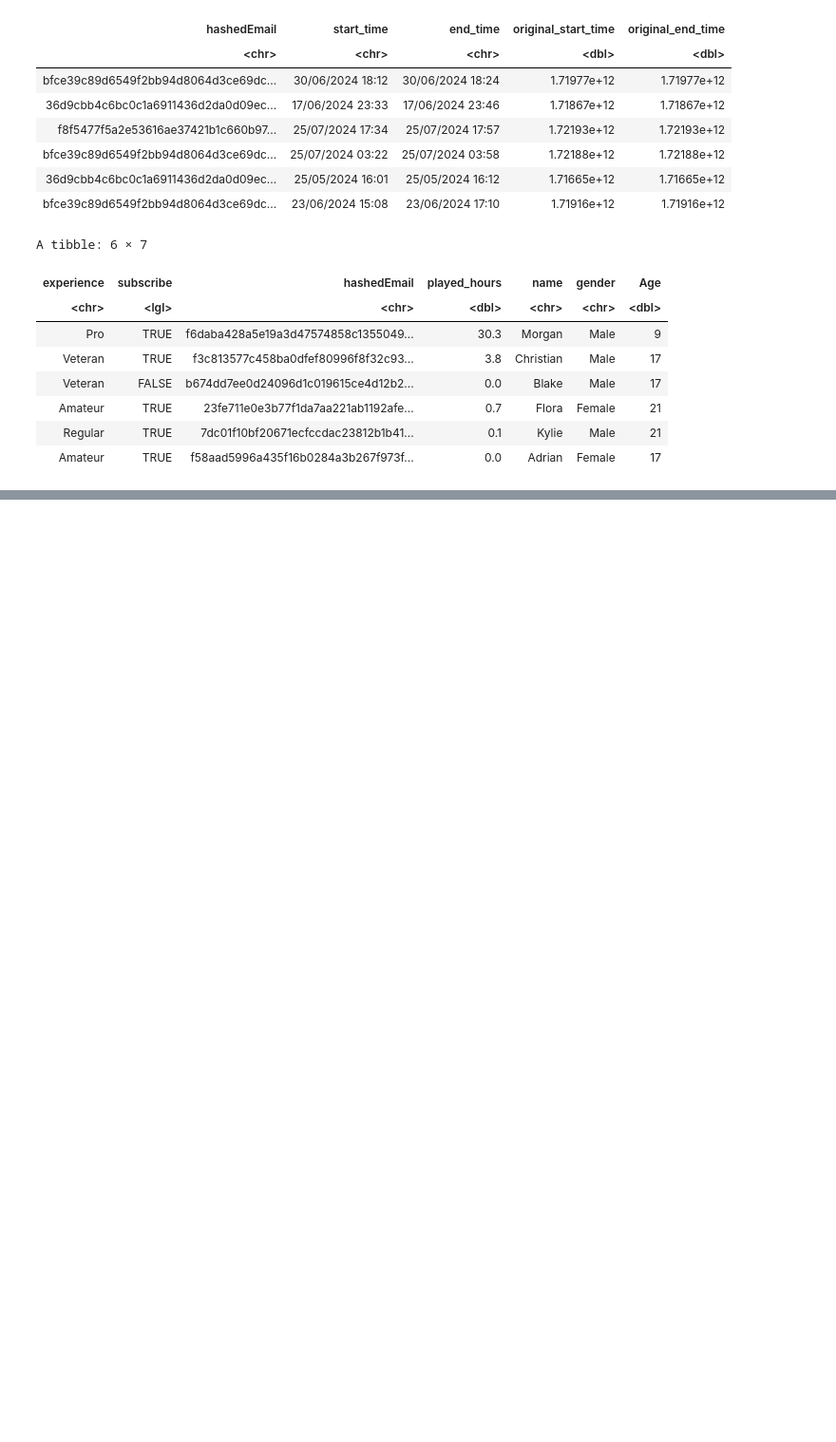
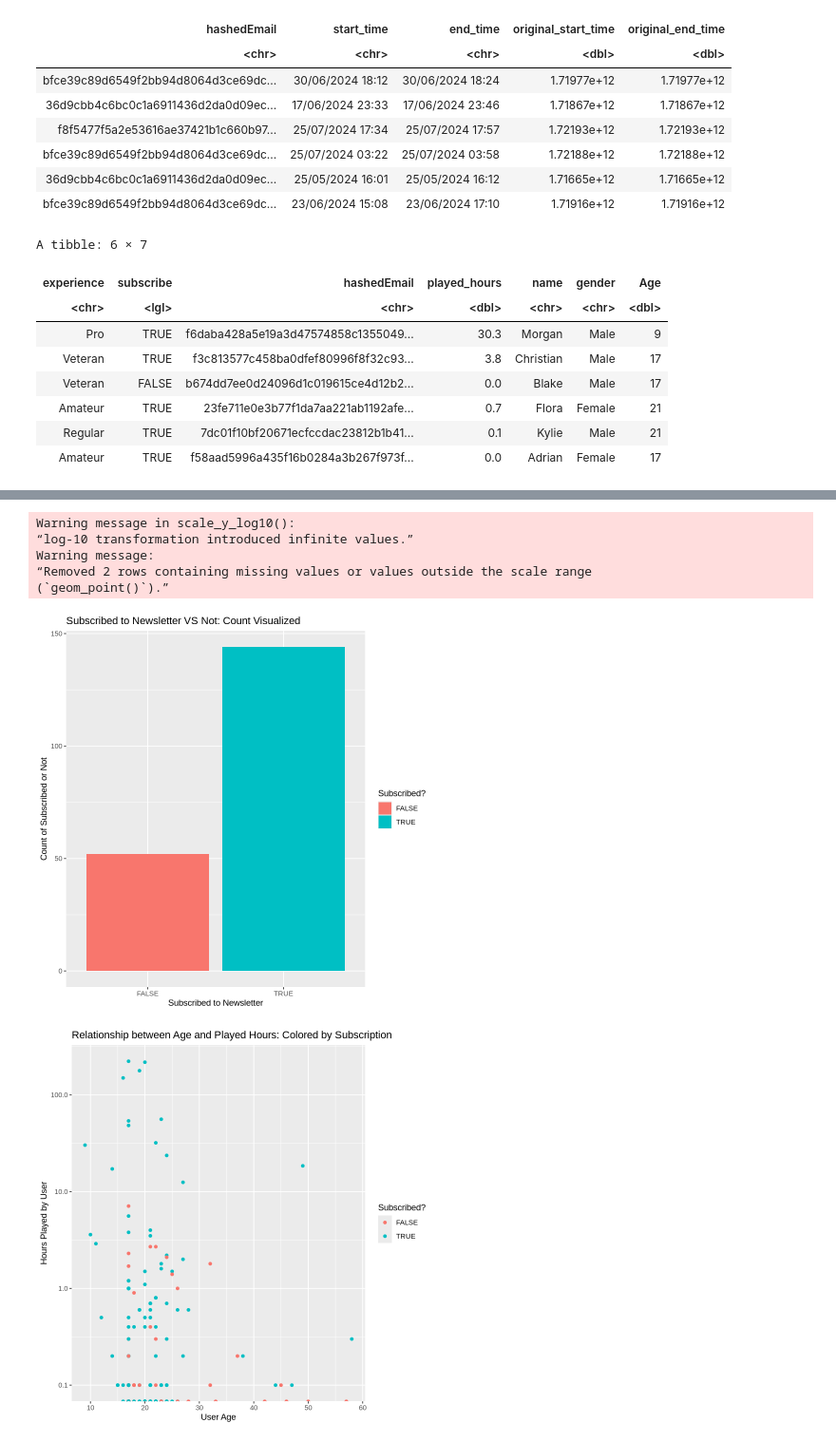
Before and after one commit to sabineelsaadany/Individual_Project_Planning, a Jupyter notebook: final_individual_project_planning.ipynb, the cells around one changed output, grey strips where cells are left out. Shown at 95% size. Drawn from its saved outputs; the diff is of its cells as text; code cells hidden in the pictures; blank space fills up the shorter version.

```diff
--- a/final_individual_project_planning.ipynb
+++ b/final_individual_project_planning.ipynb
@@ -125,0 +557,20 @@ analyze what the means mean.
+# %%
+ratio_gender_subscribed <- players |>
+  group_by(gender) |>
+  summarize(
+    total = n(),
+    subscribed = sum(subscribe == TRUE),
+    percentage_subscribed = (subscribed / total)*100)
+
+
+ratio_gender_subscribed
+
+ratio_experience_subscribed <- players |>
+  group_by(experience) |>
+  summarize(
+    total = n(),
+    subscribed = sum(subscribe == TRUE),
+    percentage_subscribed = (subscribed / total)*100)
+
+
+ratio_experience_subscribed
@@ -125,0 +636,54 @@ analyze what the means mean.
+# %%
+subscribed_count_bargraph <- subscribe_count|>ggplot(aes(x=subscribe, y=n, fill=subscribe))+
+geom_bar(stat="identity") +
+labs(x="Subscribed to Newsletter", y="Count of Subscribed or Not", fill="Subscribed?")+
+ggtitle("Subscribed to Newsletter VS Not: Count Visualized")
+
+subscribed_count_bargraph
+
+age_vs_played_hours <- players|>ggplot(aes(x=Age, y=played_hours, color=subscribe))+
+geom_point() +
+scale_y_log10() +
+labs(x="User Age", y="Hours Played by User", color="Subscribed?")+
+ggtitle("Relationship between Age and Played Hours: Colored by Subscription")
+
+age_vs_played_hours
+
+
+gender_subscribed_bar <- ratio_gender_subscribed|>ggplot(aes(x=gender, y=subscribed,, fill=gender))+
+geom_bar(stat="identity") +
+labs(x="User Gender", y="Count of Subscribed or Not", fill="Gender")+
+ggtitle("Subscription Count by Gender")
+
+gender_subscribed_bar
+
+
+gender_subscribed_ratio_bar <- ratio_gender_subscribed|>ggplot(aes(x=gender, y=percentage_subscribed, fill=gender))+
+geom_bar(stat="identity") +
+labs(x="User Gender", y="Percentage of Subscribed or Not", fill="Gender")+
+ggtitle("Percentage Subscribed by Gender")
+
+
+gender_subscribed_ratio_bar
+
+experience_subscribed_bar <- ratio_experience_subscribed|>ggplot(aes(x=experience, y=subscribed, fill=experience))+
+geom_bar(stat="identity") +
+labs(x="User Experience", y="Count of Subscribed or Not", fill="Experience")+
+ggtitle("Subscription Count by Experience")
+
+experience_subscribed_bar
+
+
+experience_subscribed_ratio_bar <- ratio_experience_subscribed|>ggplot(aes(x=experience, y=percentage_subscribed, fill=experience))+
+geom_bar(stat="identity") +
+labs(x="User Experience", y="Percentage of Subscribed or Not", fill="Experience")+
+ggtitle("Percentage Subscribed by Experience")
+experience_subscribed_ratio_bar
+# %% [output]
+Warning message in scale_y_log10():
+“log-10 transformation introduced infinite values.”
+Warning message:
+“Removed 2 rows containing missing values or values outside the scale range
+(`geom_point()`).”
+[figure, added]
+[figure, added]
```
Also changed, not shown: parts of 33 cells of this notebook.
